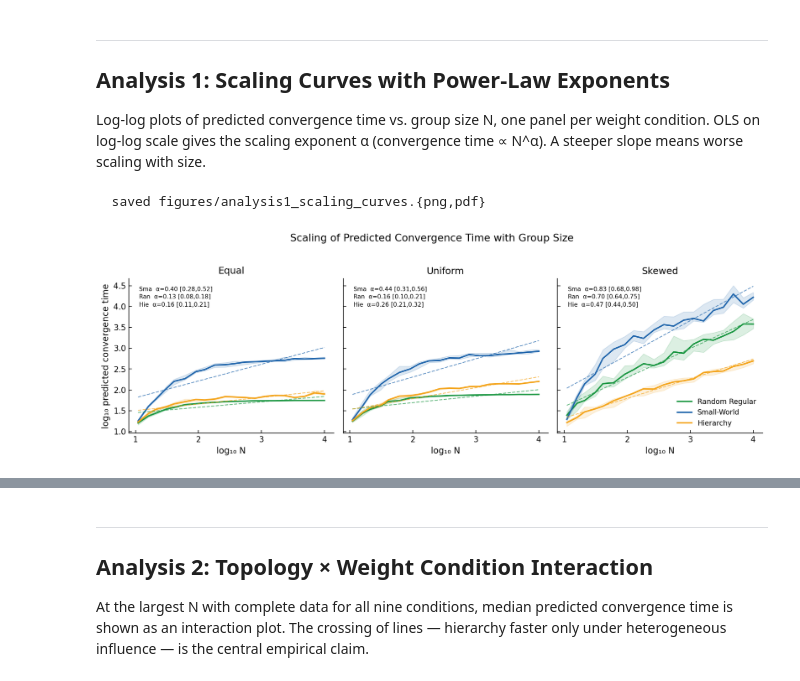
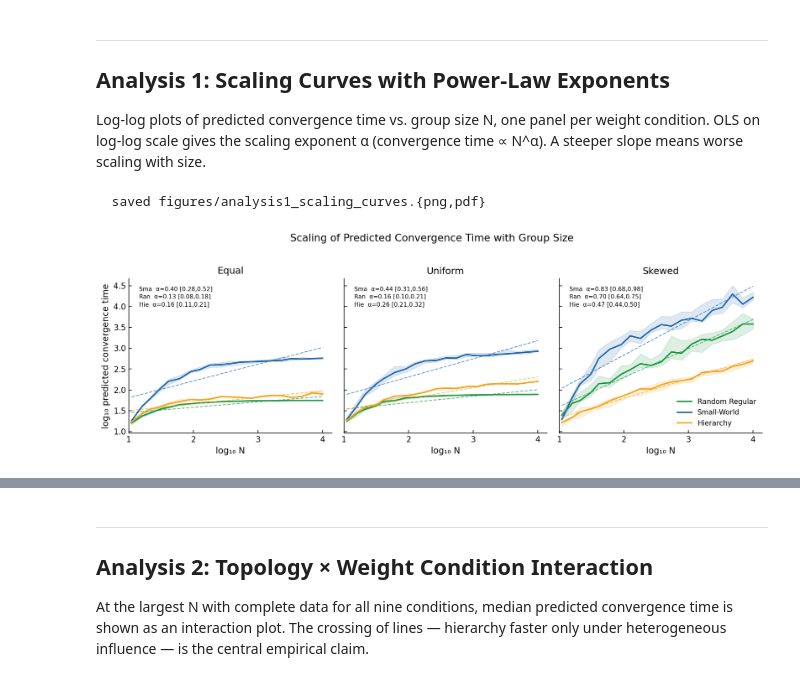
Before and after one commit to caleb-chandler/hierarchy-info-project, a Jupyter notebook: analysis.ipynb, the cells around one changed output, grey strips where cells are left out. Saved outputs shown, nothing was run; the diff lists cells and outputs as text; code cells hidden in the pictures.

```diff
--- a/analysis.ipynb
+++ b/analysis.ipynb
@@ -233,31 +233,32 @@ for ax, wc in zip(axes, WEIGHTS):
         exponent_records.append(
             dict(weight=wc, topology=topo, alpha=alpha, alpha_lo=alo, alpha_hi=ahi))
 
         if np.isfinite(alpha):
             lN      = np.array([ts['log_N'].min(), ts['log_N'].max()])
             lT_fit  = alpha * lN + beta
             ax.plot(lN / np.log(10), lT_fit / np.log(10),
                     color=color, ls='--', lw=1.1, alpha=0.65, zorder=4)
             y_ann = 0.95 - 0.05 * display_order[topo]
             ax.text(0.05, y_ann,
                     f'{topo[:3]}  α={alpha:.2f} [{alo:.2f},{ahi:.2f}]',
                     transform=ax.transAxes, fontsize=7.5,
                     color='black', va='top')
 
     ax.set_title(wc)
     ax.set_xlabel('log₁₀ N')
+    ax.set_xlim(1)
     ax.xaxis.set_major_locator(mticker.MaxNLocator(integer=True, nbins=4))
 
 axes[0].set_ylabel('log₁₀ predicted convergence time')
 
 handles = [Line2D([0], [0], color=TOPO_COLORS[t], label=t) for t in TOPOS]
 axes[2].legend(handles=handles, loc='lower right', frameon=False)
 
 fig.suptitle('Scaling of Predicted Convergence Time with Group Size',
              fontsize=13, y=1.02)
 plt.tight_layout()
 savefig(fig, 'analysis1_scaling_curves')
 plt.show()
 # %% [output]
   saved figures/analysis1_scaling_curves.{png,pdf}
-[figure, old version]
+[figure, new version]
```
Also changed, not shown: parts of 3 cells of this notebook, 12 other files.
